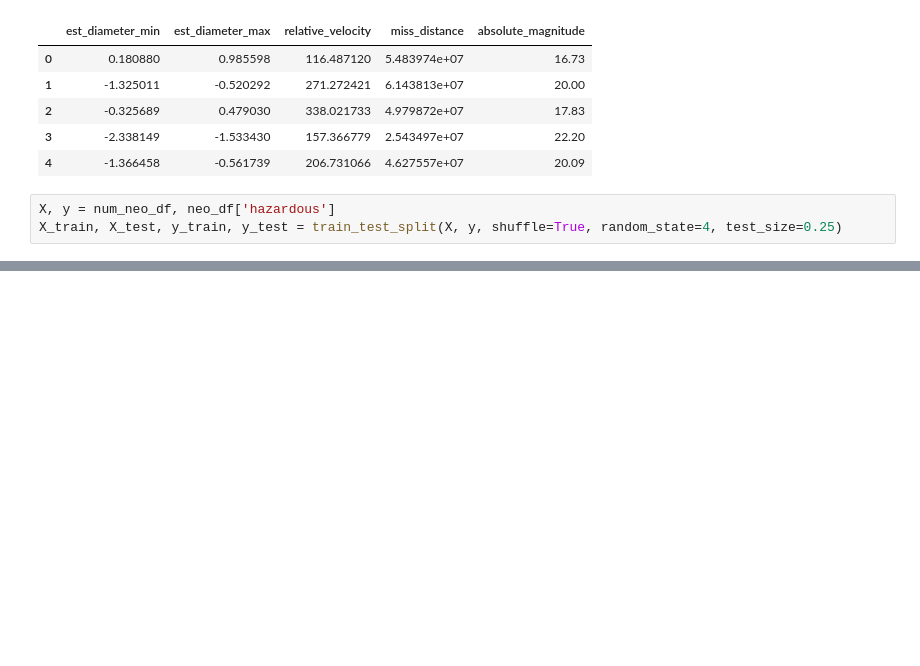
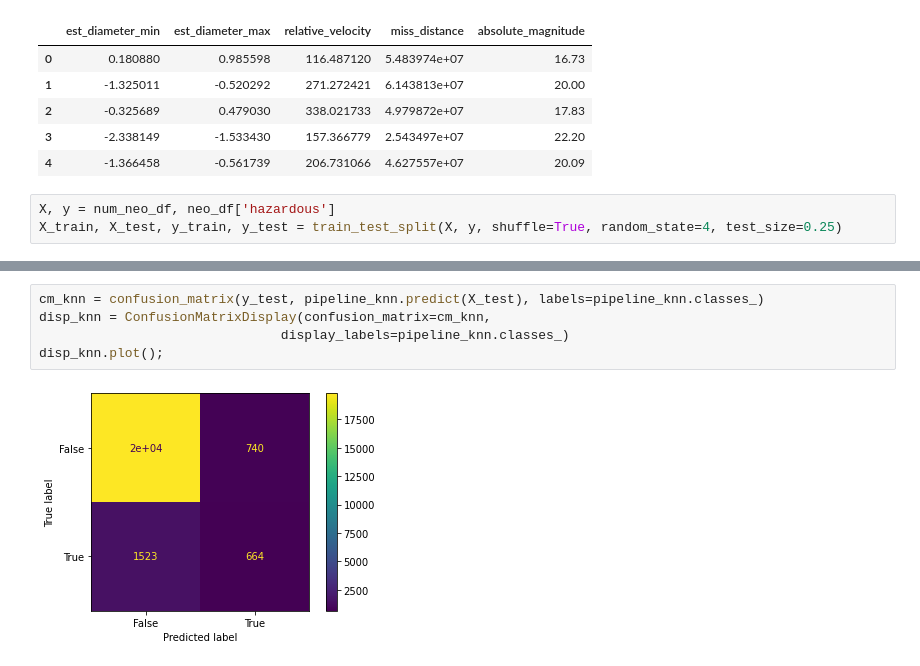
Before and after one commit to h45hi/KagglePractice, a Jupyter notebook: NASA Nearest Objects/NASANearestObjects.ipynb, the cells around one changed output, grey strips where cells are left out. Drawn from its saved outputs; the diff is of its cells as text; blank space fills up the shorter version.

```diff
--- a/NASA Nearest Objects/NASANearestObjects.ipynb
+++ b/NASA Nearest Objects/NASANearestObjects.ipynb
@@ -104,0 +111,7 @@ array([[20455,    67],
+# %%
+cm_knn = confusion_matrix(y_test, pipeline_knn.predict(X_test), labels=pipeline_knn.classes_)
+disp_knn = ConfusionMatrixDisplay(confusion_matrix=cm_knn,
+                               display_labels=pipeline_knn.classes_)
+disp_knn.plot();
+# %% [output]
+[figure, added]
```
Also changed, not shown: parts of 12 cells of this notebook.
